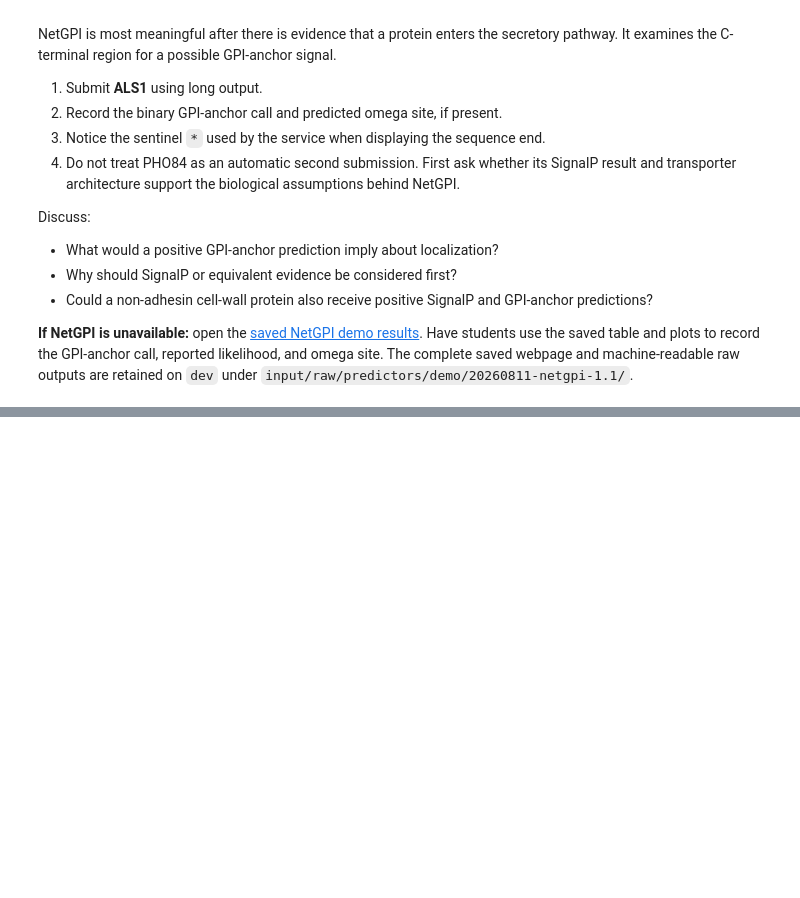
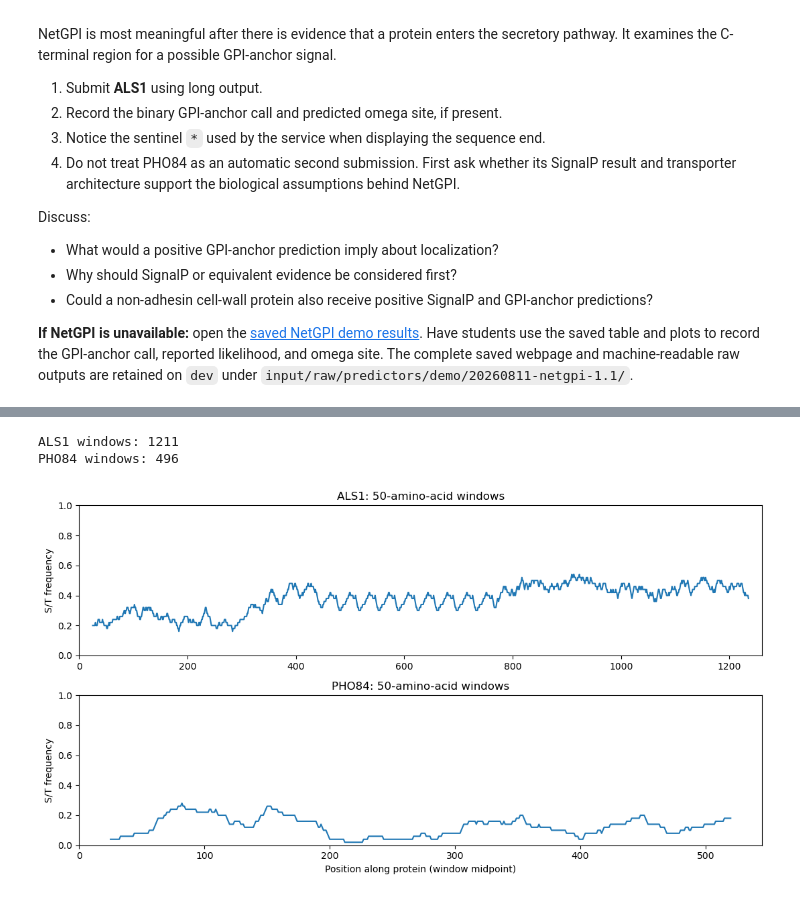
Before and after one commit to hezhaobin/2026-summer-coding-workshop, a Jupyter notebook: notebooks/morning/00_instructor_complete.ipynb, the cells around one changed output, grey strips where cells are left out. Drawn from its saved outputs; the diff is of its cells as text; code cells hidden in the pictures; blank space fills up the shorter version.

```diff
--- a/notebooks/morning/00_instructor_complete.ipynb
+++ b/notebooks/morning/00_instructor_complete.ipynb
@@ -445,0 +226,14 @@ Protein sequence can provide several biologically interpretable clues about traf
+# %%
+def st_frequency(sequence):
+    if len(sequence) == 0:
+        return None
+
+    s_count = count_occurrences(sequence, "S")
+    t_count = count_occurrences(sequence, "T")
+    return (s_count + t_count) / len(sequence)
+
+
+assert st_frequency("") is None
+assert st_frequency("MASTT") == 3 / 5
+assert st_frequency("AAAA") == 0
+print("Exercise M2 passed.")
@@ -445,0 +338,46 @@ Protein sequence can provide several biologically interpretable clues about traf
+# %%
+als1_window_frequencies = sliding_st_frequencies(als1_sequence, WINDOW_SIZE)
+pho84_window_frequencies = sliding_st_frequencies(pho84_sequence, WINDOW_SIZE)
+
+print("ALS1 windows:", len(als1_window_frequencies))
+print("PHO84 windows:", len(pho84_window_frequencies))
+# %% [output]
+ALS1 windows: 1211
+PHO84 windows: 496
+# %%
+import matplotlib.pyplot as plt
+
+
+def window_midpoints(sequence, window_size, frequency_values):
+    if len(frequency_values) == 0:
+        return []
+
+    effective_window_size = min(len(sequence), window_size)
+    midpoints = []
+    for start in range(len(frequency_values)):
+        midpoints.append(start + effective_window_size / 2)
+    return midpoints
+
+
+if als1_window_frequencies is not None:
+    proteins_to_plot = [
+        ("ALS1", als1_sequence, als1_window_frequencies),
+        ("PHO84", pho84_sequence, pho84_window_frequencies),
+    ]
+
+    figure, axes = plt.subplots(2, 1, figsize=(11, 6), sharey=True)
+    for axis, (protein_name, sequence, frequencies) in zip(axes, proteins_to_plot):
+        positions = window_midpoints(sequence, WINDOW_SIZE, frequencies)
+        axis.plot(positions, frequencies)
+        axis.set_xlim(0, len(sequence))
+        axis.set_ylim(0, 1)
+        axis.set_ylabel("S/T frequency")
+        axis.set_title(f"{protein_name}: {WINDOW_SIZE}-amino-acid windows")
+
+    axes[-1].set_xlabel("Position along protein (window midpoint)")
+    plt.tight_layout()
+    plt.show()
+else:
+    print("Complete Exercise M3 to draw the plots.")
+# %% [output]
+[figure, added]
```
Also changed, not shown: parts of 41 cells of this notebook, 10 other files.
